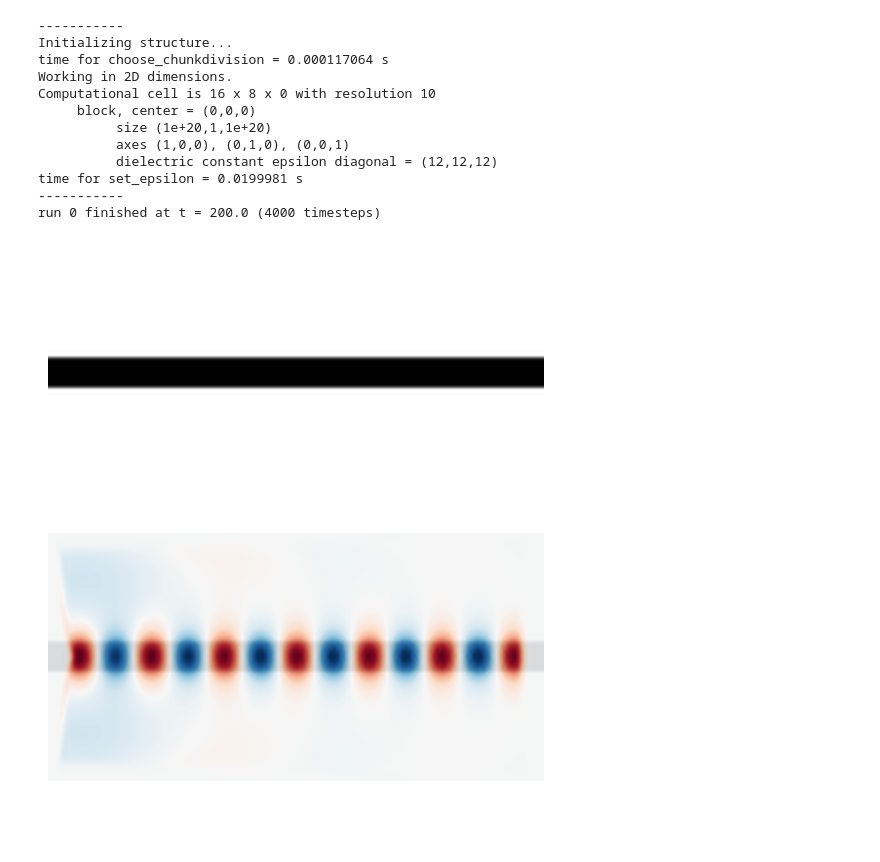
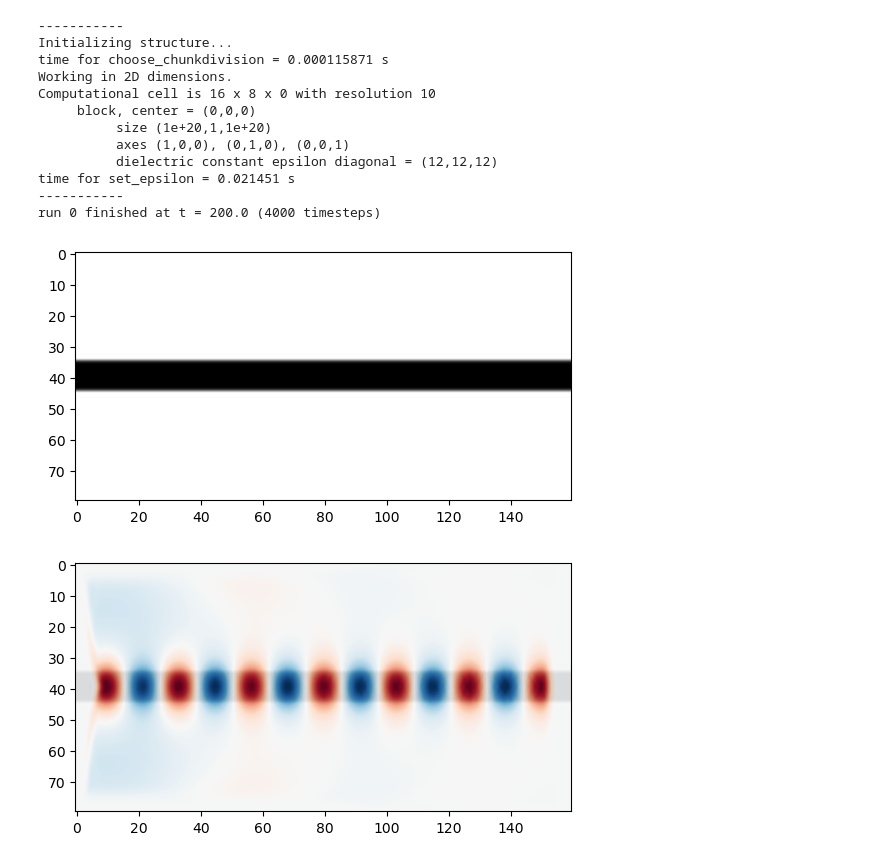
Before and after one commit to NdSandoval/MFC_Final_Meep, a Jupyter notebook: firsttest.ipynb, the cells around one changed output. Drawn from its saved outputs; the diff is of its cells as text; code cells hidden in the pictures; blank space fills up the shorter version.

```diff
--- a/firsttest.ipynb
+++ b/firsttest.ipynb
@@ -2,63 +2,68 @@
 # From the Meep tutorial: plotting permittivity and fields of a straight waveguide
 import meep as mp
 
+#Celda donde va a correr la simulación
 cell = mp.Vector3(16, 8, 0)
 
+#Geometria de la guia de onda
 geometry = [
     mp.Block(
-        mp.Vector3(mp.inf, 1, mp.inf),
-        center=mp.Vector3(),
-        material=mp.Medium(epsilon=12),
+        mp.Vector3(mp.inf, 1, mp.inf), #Guia de onda con dimensiones x y z infinitas
+        center=mp.Vector3(), #Centrada en el origen
+        material=mp.Medium(epsilon=12), #permitivadad del medio
     )
 ]
 
+#Creacion de la fuente (Campo electrico polarizado en z que viaja en x)
 sources = [
     mp.Source(
         mp.ContinuousSource(frequency=0.15), component=mp.Ez, center=mp.Vector3(-7, 0)
     )
 ]
-
+#Condiciones de contorno
 pml_layers = [mp.PML(1.0)]
-
+#resolucion espacial del problema
 resolution = 10
-
+#Parámetros de la simulacion
 sim = mp.Simulation(
     cell_size=cell,
     boundary_layers=pml_layers,
     geometry=geometry,
     sources=sources,
     resolution=resolution,
 )
-
+#tiempo de simulacion
 sim.run(until=200)
 
 import matplotlib.pyplot as plt
 import numpy as np
-
+# Visualiza los datos de permitividad como una imagen 2D. (Muestra el bloque)
 eps_data = sim.get_array(center=mp.Vector3(), size=cell, component=mp.Dielectric)
 plt.figure()
 plt.imshow(eps_data.transpose(), interpolation="spline36", cmap="binary")
-plt.axis("off")
+plt.axis()
 plt.show()
-
+# Recupera los datos del campo eléctrico en la dirección z. [11]
+# component=mp.Ez solicita específicamente los datos del campo eléctrico en z. [11]
 ez_data = sim.get_array(center=mp.Vector3(), size=cell, component=mp.Ez)
 plt.figure()
 plt.imshow(eps_data.transpose(), interpolation="spline36", cmap="binary")
 plt.imshow(ez_data.transpose(), interpolation="spline36", cmap="RdBu", alpha=0.9)
-plt.axis("off")
+plt.axis()
 plt.show()
+#Los ejes estan haciendo referencia a el numero de pixeles en pantalla
 # %% [output]
 -----------
 Initializing structure...
-time for choose_chunkdivision = 0.000117064 s
+time for choose_chunkdivision = 0.000115871 s
 Working in 2D dimensions.
 Computational cell is 16 x 8 x 0 with resolution 10
      block, center = (0,0,0)
           size (1e+20,1,1e+20)
           axes (1,0,0), (0,1,0), (0,0,1)
           dielectric constant epsilon diagonal = (12,12,12)
-time for set_epsilon = 0.0199981 s
+time for set_epsilon = 0.021451 s
 -----------
 run 0 finished at t = 200.0 (4000 timesteps)
-[figure, old version]
+[figure, new version]
-[figure, old version]
+[figure, new version]
```
